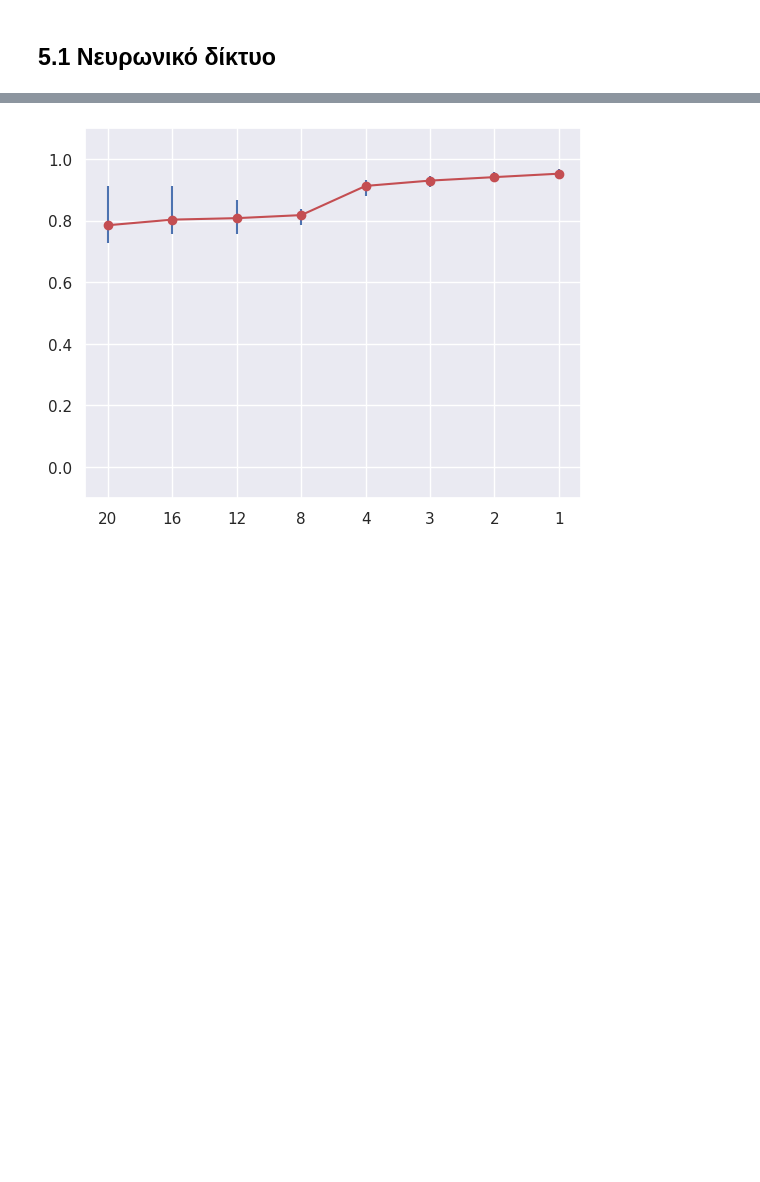
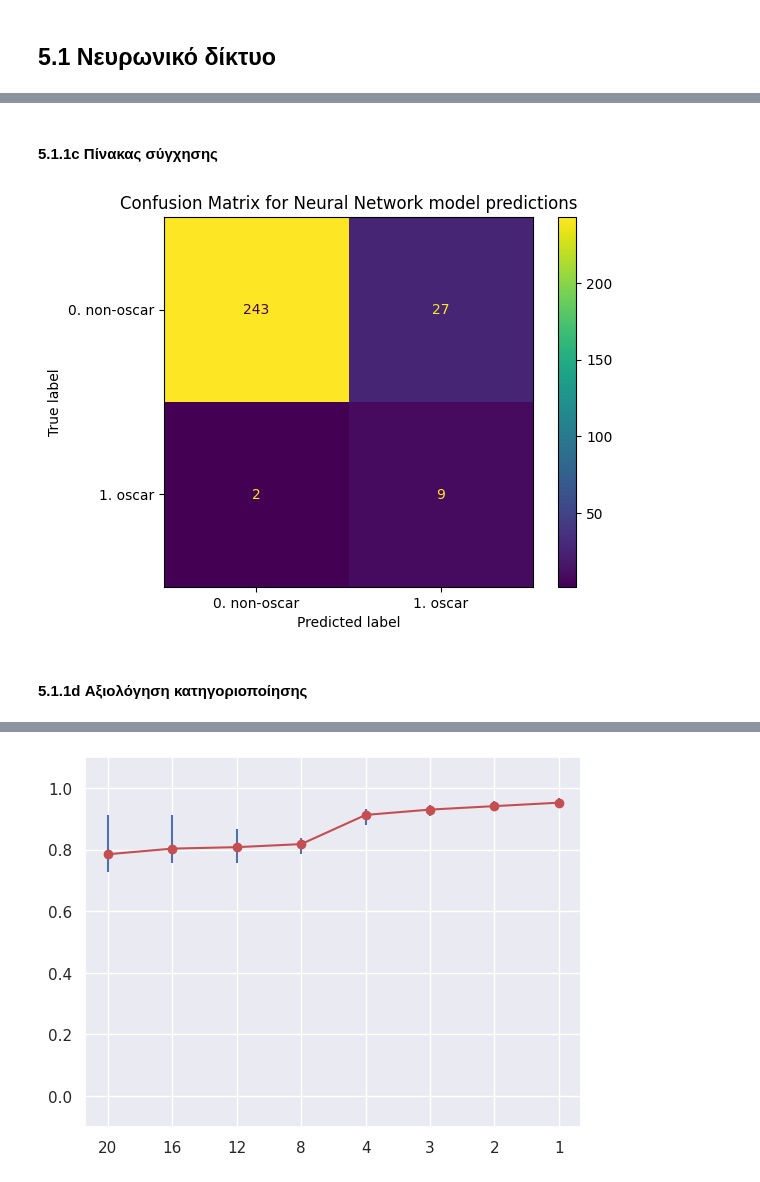
Before and after one commit to AAleksandros/HUA-DIT-Data-mining-project, a Jupyter notebook: project.ipynb, the cells around one changed output, grey strips where cells are left out. Drawn from its saved outputs; the diff is of its cells as text; code cells hidden in the pictures; blank space fills up the shorter version.

```diff
--- a/project.ipynb
+++ b/project.ipynb
@@ -880,0 +890,15 @@ Test total accuracy: 0.7273
+# %% [markdown]
+#### 5.1.1c Πίνακας σύγχησης
+# %%
+y_test, y_test_pred = torch.round(torch.tensor((best_y_true))), torch.round(torch.tensor((best_y_pred)))
+cf_matrix = confusion_matrix(y_test, y_test_pred)
+sns.reset_orig()
+# sns.set_theme()
+disp = ConfusionMatrixDisplay(confusion_matrix=cf_matrix, display_labels=['0. non-oscar','1. oscar'])
+disp.plot()
+plt.title('Confusion Matrix for Neural Network model predictions')
+plt.show()
+# %% [output]
+[figure, added]
+# %% [markdown]
+#### 5.1.1d Αξιολόγηση κατηγοριοποίησης
```
Also changed, not shown: parts of 63 cells of this notebook, 1 other file.
